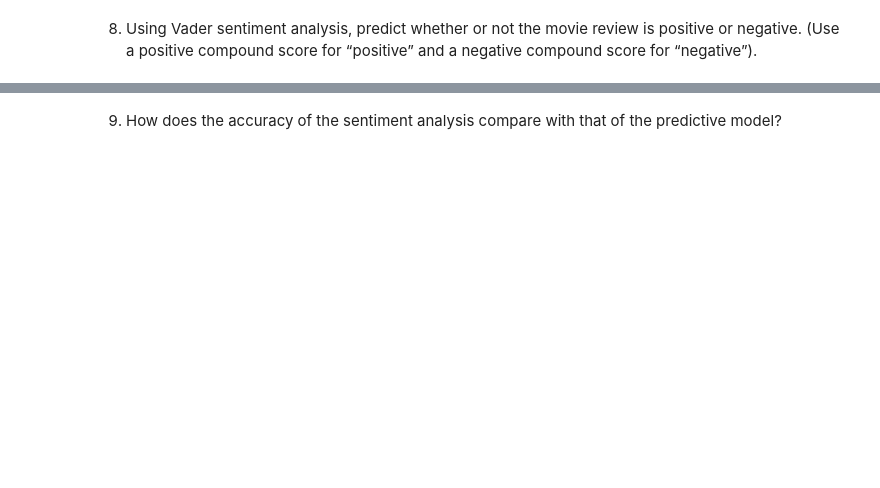
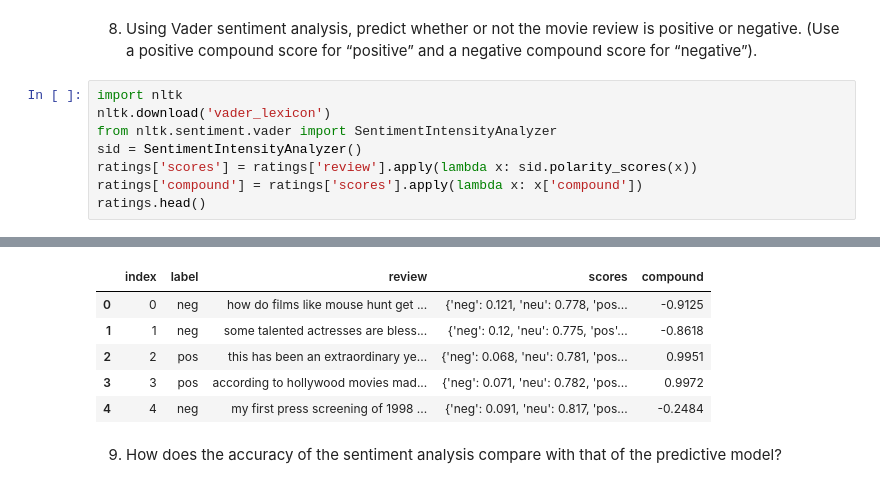
Before and after one commit to DaniBrew4/Intro-NLP, a Jupyter notebook: NLP-Daniel.ipynb, the cells around one changed output, grey strips where cells are left out. Cells and saved outputs as stored; diff of their text form; blank space fills up the shorter version.

```diff
--- a/NLP-Daniel.ipynb
+++ b/NLP-Daniel.ipynb
@@ -156,2 +192,11 @@ weighted avg       0.91      0.91      0.91      2622
 # %% [markdown]
 8. Using Vader sentiment analysis, predict whether or not the movie review is positive or negative. (Use a positive compound score for “positive” and a negative compound score for “negative”).
+# %%
+import nltk
+nltk.download('vader_lexicon')
+from nltk.sentiment.vader import SentimentIntensityAnalyzer
+sid = SentimentIntensityAnalyzer()
+ratings['scores'] = ratings['review'].apply(lambda x: sid.polarity_scores(x))
+ratings['compound'] = ratings['scores'].apply(lambda x: x['compound'])
+ratings.head()
+# %% [output]
@@ -158,2 +206,8 @@ weighted avg       0.91      0.91      0.91      2622
+|  | index | label | review | scores | compound |
+| 0 | 0 | neg | how do films like mouse hunt get ... | {'neg': 0.121, 'neu': 0.778, 'pos... | -0.9125 |
+| 1 | 1 | neg | some talented actresses are bless... | {'neg': 0.12, 'neu': 0.775, 'pos'... | -0.8618 |
+| 2 | 2 | pos | this has been an extraordinary ye... | {'neg': 0.068, 'neu': 0.781, 'pos... | 0.9951 |
+| 3 | 3 | pos | according to hollywood movies mad... | {'neg': 0.071, 'neu': 0.782, 'pos... | 0.9972 |
+| 4 | 4 | neg | my first press screening of 1998 ... | {'neg': 0.091, 'neu': 0.817, 'pos... | -0.2484 |
 # %% [markdown]
 9. How does the accuracy of the sentiment analysis compare with that of the predictive model?
```
Also changed, not shown: parts of 23 cells of this notebook.
